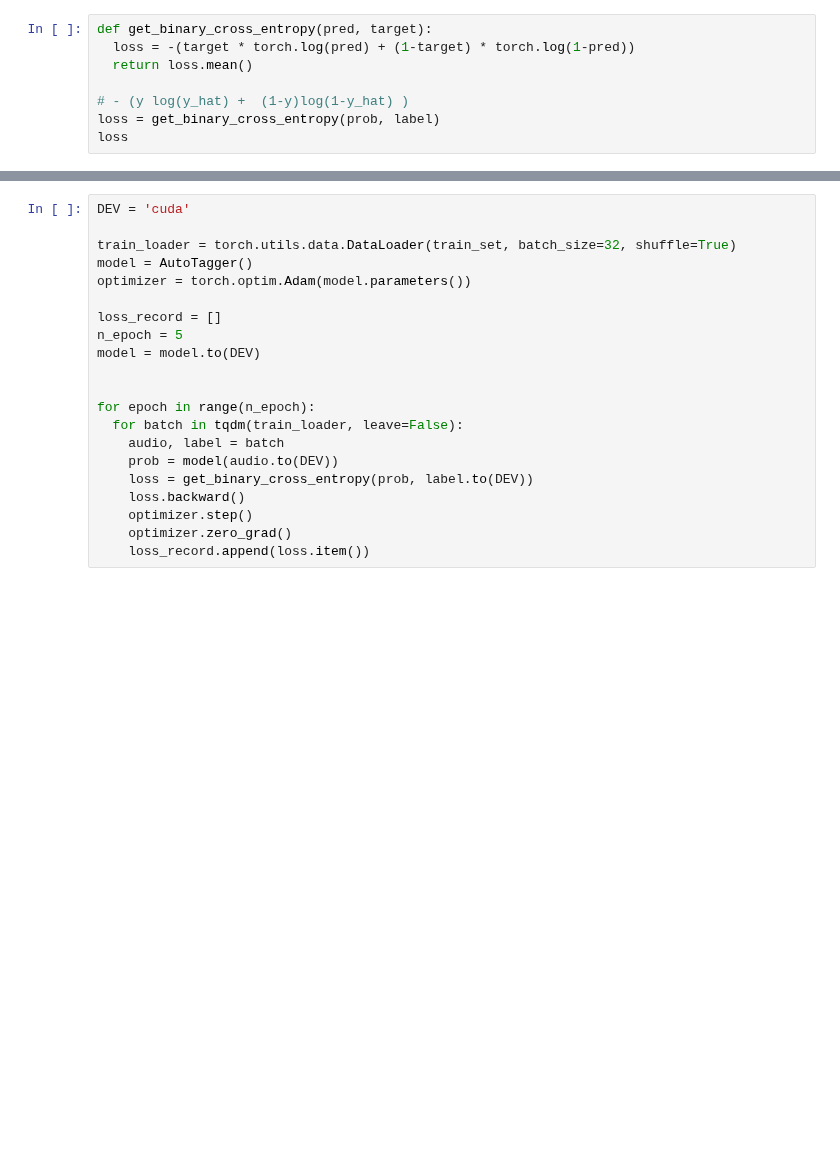
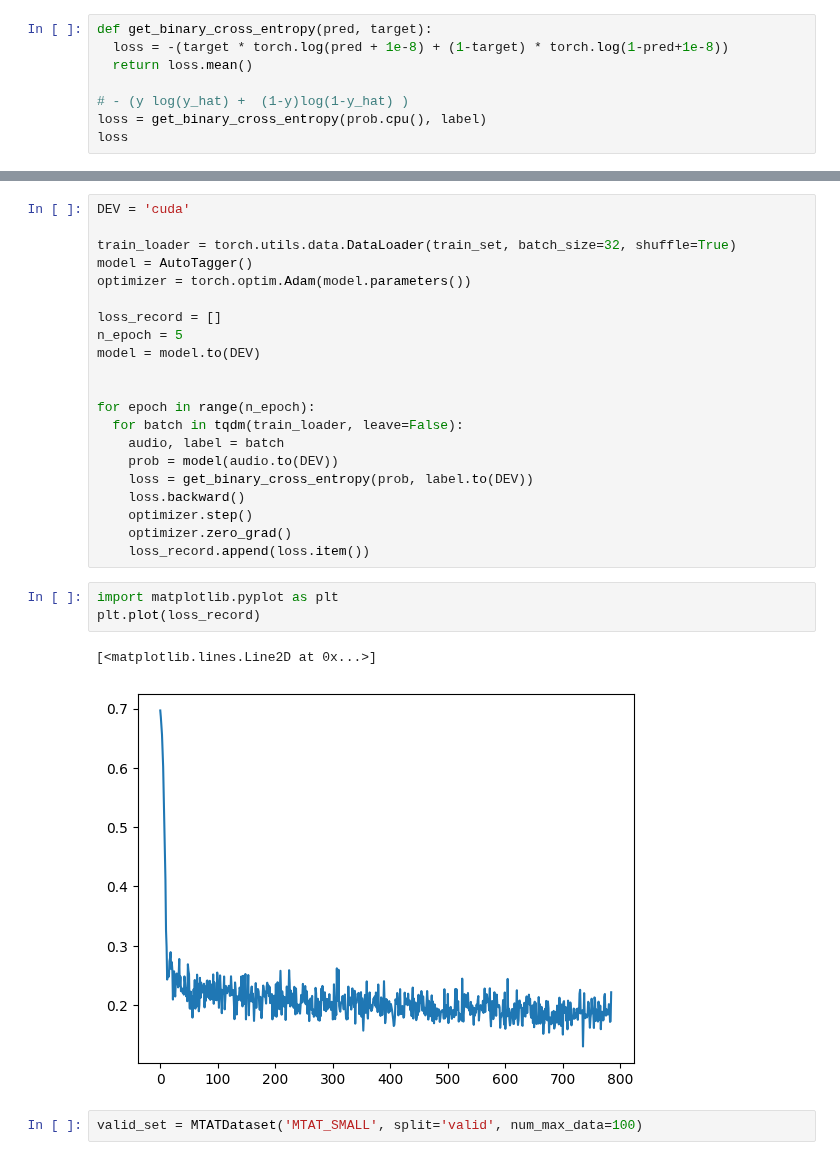
Before and after one commit to jdasam/ant5015, a Jupyter notebook: notebooks/5th_week_autotagging.ipynb, the cells around one changed output, grey strips where cells are left out. Cells and saved outputs as stored; diff of their text form; blank space fills up the shorter version.

```diff
--- a/notebooks/5th_week_autotagging.ipynb
+++ b/notebooks/5th_week_autotagging.ipynb
@@ -220,10 +220,10 @@ tensor([[0.4884, 0.4970, 0.5030,  ..., 0.4918, 0.5258, 0.5038],
        grad_fn=<SigmoidBackward0>)
 # %%
 def get_binary_cross_entropy(pred, target):
-  loss = -(target * torch.log(pred) + (1-target) * torch.log(1-pred))
+  loss = -(target * torch.log(pred + 1e-8) + (1-target) * torch.log(1-pred+1e-8))
   return loss.mean()
 
 # - (y log(y_hat) +  (1-y)log(1-y_hat) )
-loss = get_binary_cross_entropy(prob, label)
+loss = get_binary_cross_entropy(prob.cpu(), label)
 loss
 # %% [output]
@@ -253,3 +253,11 @@ for epoch in range(n_epoch):
     optimizer.step()
     optimizer.zero_grad()
     loss_record.append(loss.item())
+# %%
+import matplotlib.pyplot as plt
+plt.plot(loss_record)
+# %% [output]
+[<matplotlib.lines.Line2D at 0x...>]
+[figure, added]
+# %%
+valid_set = MTATDataset('MTAT_SMALL', split='valid', num_max_data=100)
```
Also changed, not shown: parts of 7 cells of this notebook.
